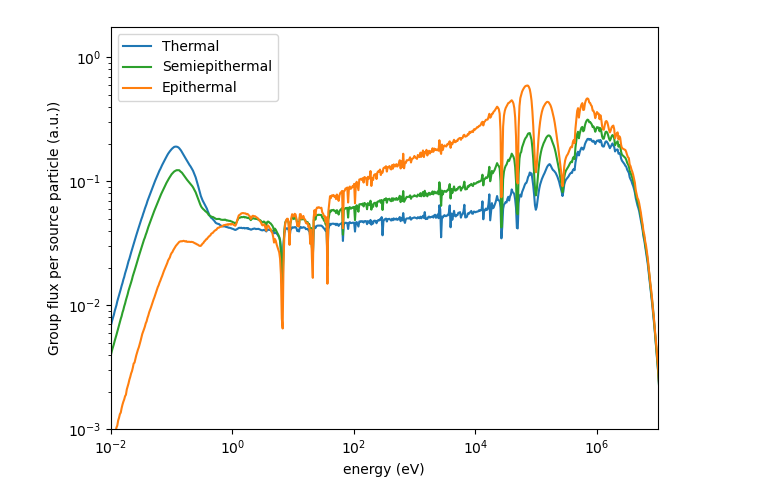
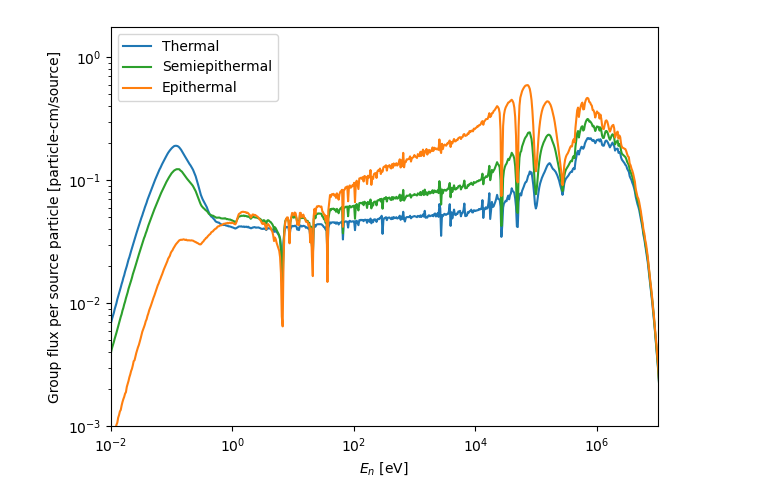
Before and after one commit to Kladdy/master-project, a Jupyter notebook: analysis/runs/R14/plotting/plot_flux.ipynb, the cells around one changed output. Drawn from its saved outputs; the diff is of its cells as text; code cells hidden in the pictures.

```diff
--- a/analysis/runs/R14/plotting/plot_flux.ipynb
+++ b/analysis/runs/R14/plotting/plot_flux.ipynb
@@ -39,33 +39,33 @@ for REACTOR_MODEL, i in results_idx.items():
 
     energy=(tallydf1flux['energy low [eV]']+tallydf1flux['energy high [eV]'])/2
 
     plt.figure(1)
     # factor = 21205750.411731105
     plt.loglog(energy,tallydf1flux['mean'], label=REACTOR_MODEL.capitalize(), color=color)
 
 
 
 
     # deltaE=(tallydf1flux['energy high [eV]']-tallydf1flux['energy low [eV]'])
     # plt.figure(2)
     # plt.loglog(energy,tallydf1flux['mean']/deltaE,lw=2, label=labels[i])
 
 
 
 plt.figure(1)
-plt.xlabel('energy (eV)')
-plt.ylabel('Group flux per source particle (a.u.))')
+plt.xlabel('$E_n$ [eV]')
+plt.ylabel('Group flux per source particle [particle-cm/source]')
 plt.legend()
 plt.tight_layout()
 plt.xlim(1e-2, 1e7)
 plt.ylim(bottom=1e-3)
 plt.savefig("group_plux_per_source_particle.pdf")
 
 
 # plt.figure(2)
 # plt.ylabel('Spectrum per source particle (1/eV)')
 # plt.xlabel('Energy (eV)')
 # plt.legend()
 # plt.savefig("spectrum_per_source_particle.pdf")
 # %% [output]
-[figure, old version]
+[figure, new version]
```
